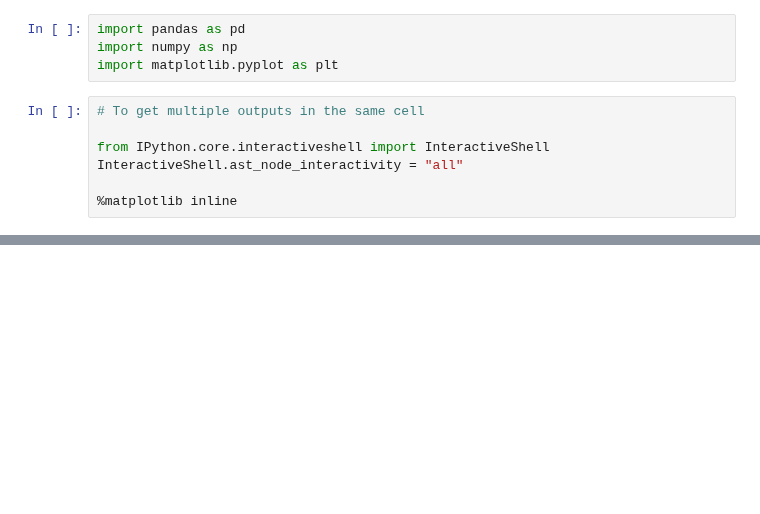
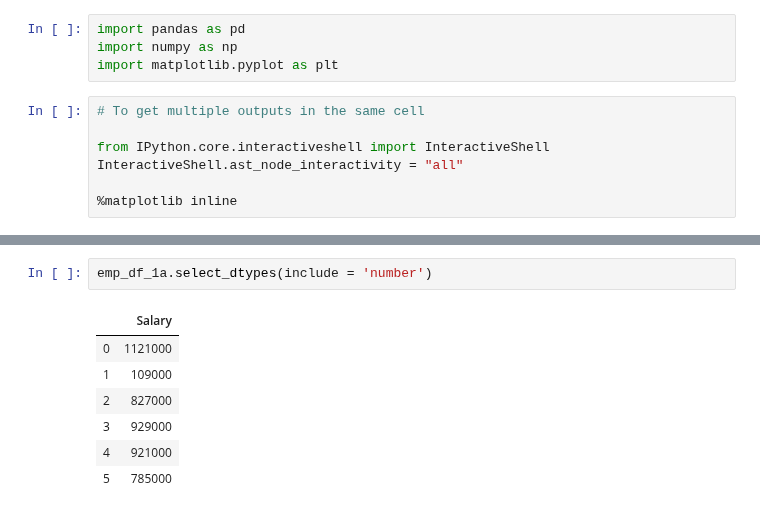
Before and after one commit to AbhishekKumar-0311/Machine-Learning-with-Python, a Jupyter notebook: Pandas/Learning_Pandas_Part_2.ipynb, the cells around one changed output, grey strips where cells are left out. Drawn from its saved outputs; the diff is of its cells as text; blank space fills up the shorter version.

```diff
--- a/Pandas/Learning_Pandas_Part_2.ipynb
+++ b/Pandas/Learning_Pandas_Part_2.ipynb
@@ -34,0 +243,10 @@ emp_df
+# %%
+emp_df_1a.select_dtypes(include = 'number')
+# %% [output]
+|  | Salary |
+| 0 | 1121000 |
+| 1 | 109000 |
+| 2 | 827000 |
+| 3 | 929000 |
+| 4 | 921000 |
+| 5 | 785000 |
```
Also changed, not shown: parts of 34 cells of this notebook.
